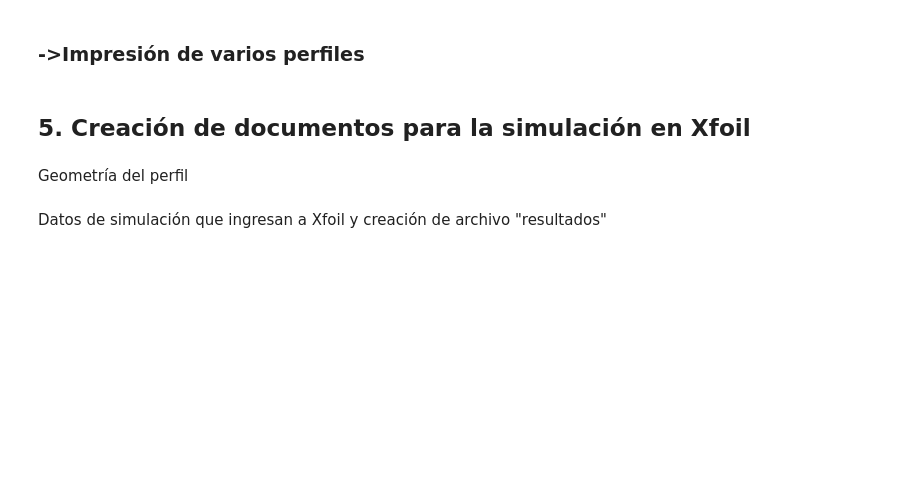
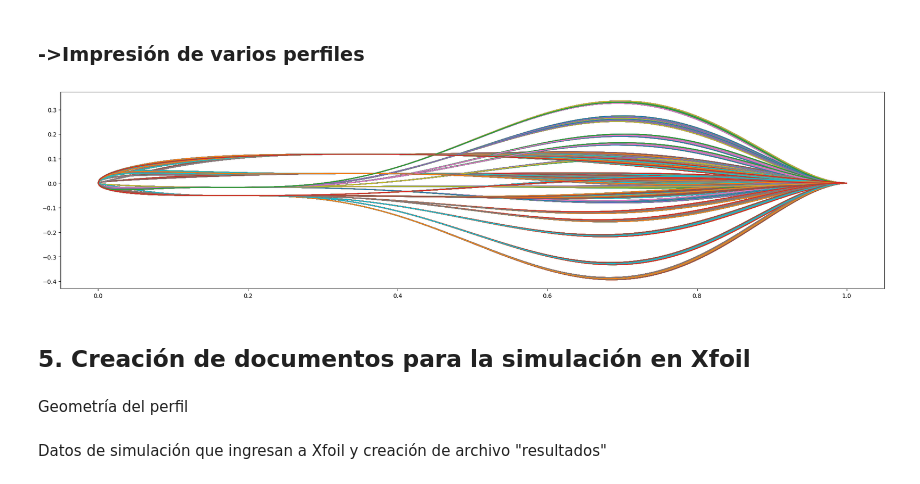
Before and after one commit to Kijoselo/opt_air, a Jupyter notebook: Eficiencia de todas las combinaciones.ipynb, the cells around one changed output. Cells and saved outputs as stored; diff of their text form; code cells hidden in the pictures; blank space fills up the shorter version.

```diff
--- a/Eficiencia de todas las combinaciones.ipynb
+++ b/Eficiencia de todas las combinaciones.ipynb
@@ -321,11 +325,18 @@ plot_combi(10,10,10)
 # %% [markdown]
 <h3>->Impresión de varios perfiles
 # %%
-#plt.figure(figsize=(25,6))
-#for i in range(10,210,5):
-#    for j in range(10,210,5):
-#        for k in range(10,150,5):
-#            plot_combi(i,j,k)
+plt.figure(figsize=(25,6))
+for i in range(10,200,100):
+    for j in range(10,200,100):
+        for k in range(10,200,100):
+            for re in range(10,400,100):
+                for ra in range(10,400,100):
+                    for b in range(10,200,100):
+                        for ye in range(50,200,100):
+                            for yi in range(50,200,100):
+                                plot_combi(i,j,k,re,ra,b,ye,yi)
+# %% [output]
+[figure, added]
 # %% [markdown]
 <h2>5. Creación de documentos para la simulación en Xfoil
 # %% [markdown]
```
Also changed, not shown: parts of 52 cells of this notebook.
